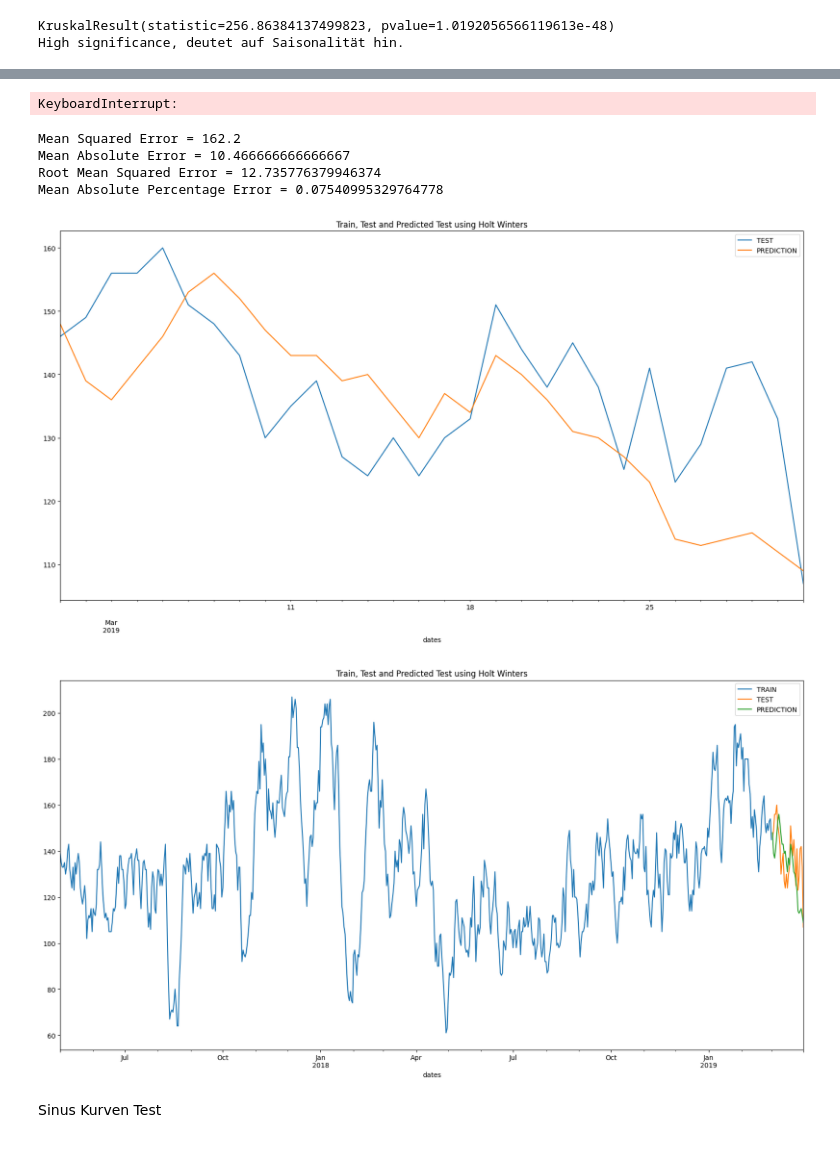
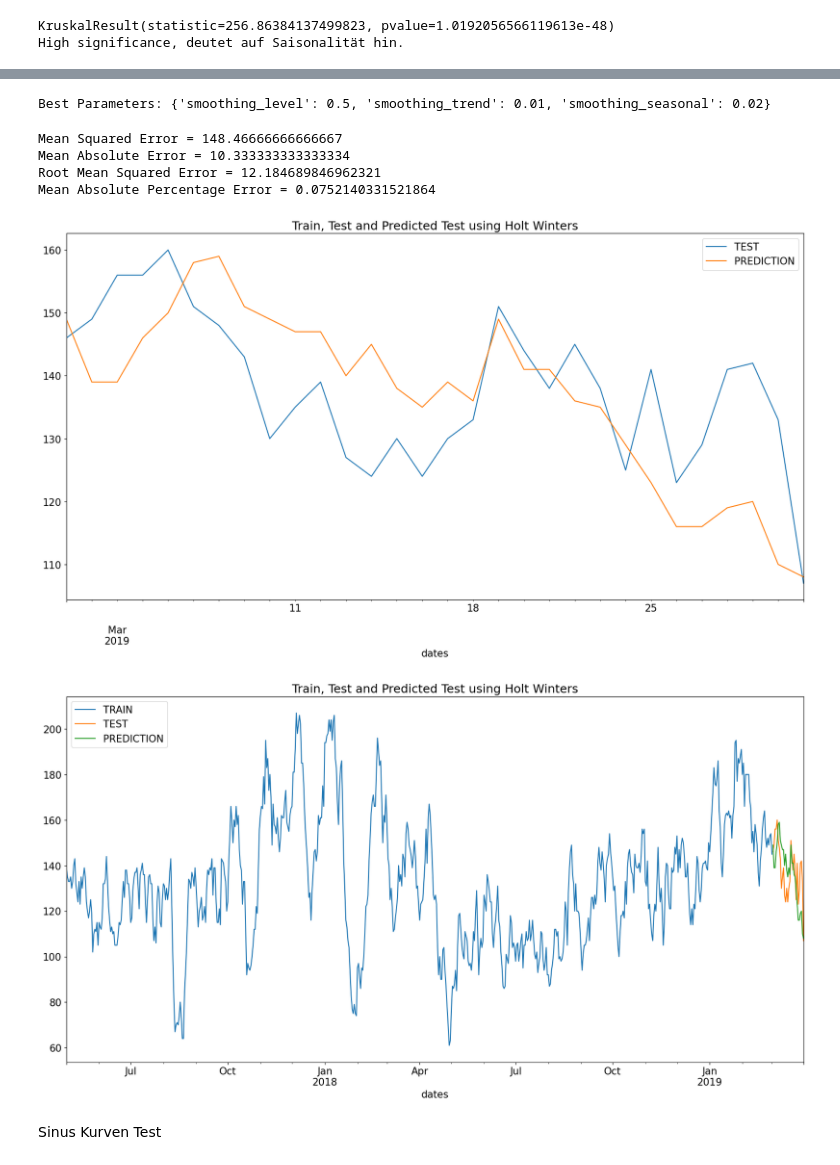
Before and after one commit to aaronbittel/intelligent-planning-of-care-staff, a Jupyter notebook: holt_winter/holt_winter_notebook.ipynb, the cells around one changed output, grey strips where cells are left out. Saved outputs shown, nothing was run; the diff lists cells and outputs as text; code cells hidden in the pictures.

Commit message:
adjusted gridsearch and params

```diff
--- a/holt_winter/holt_winter_notebook.ipynb
+++ b/holt_winter/holt_winter_notebook.ipynb
@@ -209,7 +209,7 @@ train_health = health[0 : len(health) - target_days]
 test_health = health[len(health) - target_days : len(health)]
 # %%
 # Definieren der Parameterbereiche
-smoothing_levels = np.arange(0.7, 0.90, 0.01)
+smoothing_levels = np.arange(0.5, 0.90, 0.01)
 smoothing_trends = np.arange(0.00, 0.50, 0.01)
 smoothing_seasonals = np.arange(0.00, 0.60, 0.01)
 
@@ -243,15 +243,15 @@ for level in smoothing_levels:
 
 print("Best Parameters:", best_params)
 # %% [output]
-KeyboardInterrupt:
+Best Parameters: {'smoothing_level': 0.5, 'smoothing_trend': 0.01, 'smoothing_seasonal': 0.02}
 # %%
 # Modell mit den besten Parametern aus dem Grid Search
 fitted_model = ExponentialSmoothing(
     train_health["occupancy"], **holt_params
 ).fit(
-    smoothing_level=0.81,
+    smoothing_level=0.5,
     smoothing_trend=0.01,
-    smoothing_seasonal=0.19,
+    smoothing_seasonal=0.02,
     optimized=False,
 )
 # Vorhersage
@@ -263,38 +263,38 @@ test_predictions = fitted_model.forecast(target_days)
 
 
 test_predictions = test_predictions.astype(int)
 
 # Plotten der Vorhersage und der Testdaten
 
 
 test_health["occupancy"].plot(legend=True, label="TEST", figsize=(20, 10))
 
 
 test_predictions.plot(legend=True, label="PREDICTION")
 
 
 plt.title("Train, Test and Predicted Test using Holt Winters")
 
 # Metriken anzeigen für Modellgüte
 
 print(
     f"Mean Squared Error = {mean_squared_error(test_health,test_predictions)}"
 )
 print(
     f"Mean Absolute Error = {mean_absolute_error(test_health,test_predictions)}"
 )
 print(
     f"Root Mean Squared Error = {np.sqrt(mean_squared_error(test_health,test_predictions))}"
 )
 print(
     f"Mean Absolute Percentage Error = {mean_absolute_percentage_error(test_health,test_predictions)}"
 )
 # %% [output]
-Mean Squared Error = 162.2
-Mean Absolute Error = 10.466666666666667
-Root Mean Squared Error = 12.735776379946374
-Mean Absolute Percentage Error = 0.07540995329764778
+Mean Squared Error = 148.46666666666667
+Mean Absolute Error = 10.333333333333334
+Root Mean Squared Error = 12.184689846962321
+Mean Absolute Percentage Error = 0.0752140331521864
-[figure, old version]
+[figure, new version]
 # %%
 plt.figure(figsize=(20, 10))  # Größe des Plots anpassen
 
@@ -310,7 +310,7 @@ test_predictions.plot(legend=True, label="PREDICTION")
 plt.title("Train, Test and Predicted Test using Holt Winters")
 plt.show()
 # %% [output]
-[figure, old version]
+[figure, new version]
 # %%
 # CSV mit den Vorhersagen erstellen
 unix_timestamp = int(time.time())
```
Also changed, not shown: parts of 3 cells of this notebook.
